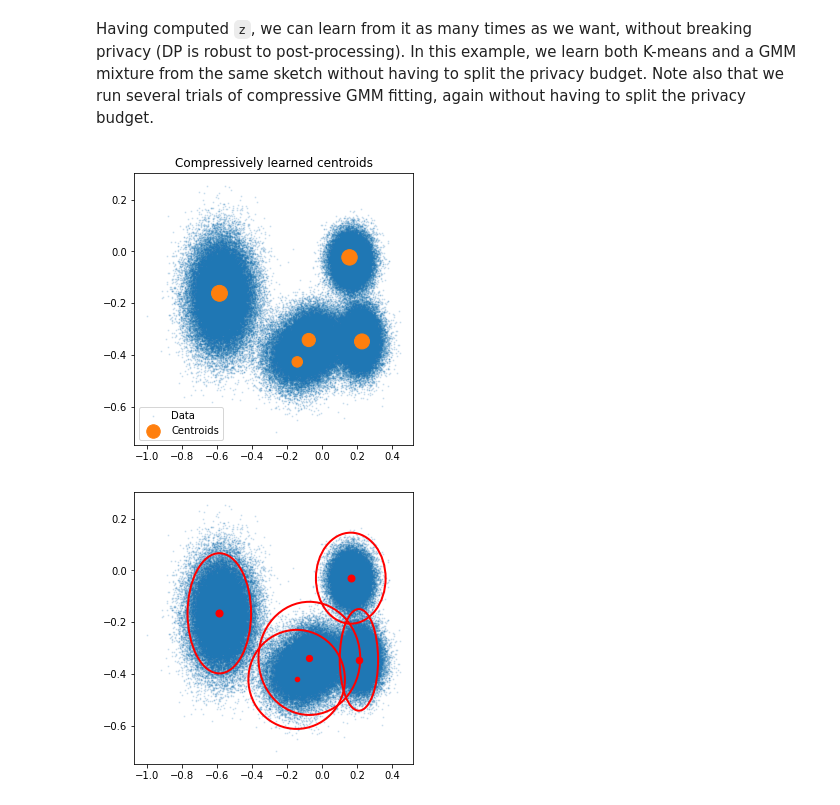
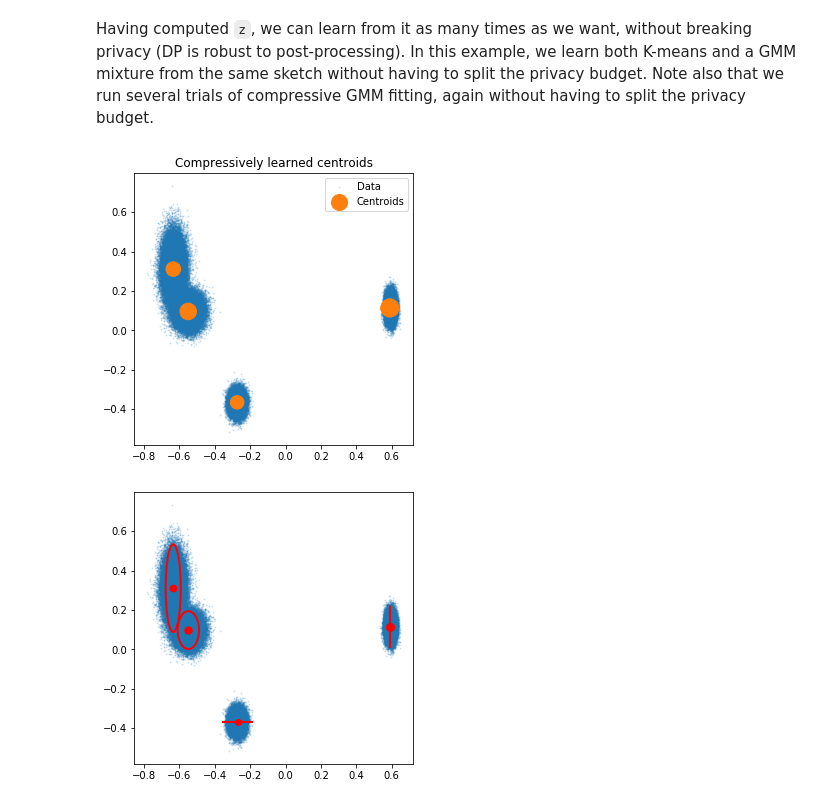
Before and after one commit to schellekensv/pycle, a Jupyter notebook: Demo_2-sketching_and_privacy.ipynb, the cells around one changed output. Drawn from its saved outputs; the diff is of its cells as text; code cells hidden in the pictures.

Commit message:
One central CLOMPR function + sketch of a box

```diff
--- a/Demo_2-sketching_and_privacy.ipynb
+++ b/Demo_2-sketching_and_privacy.ipynb
@@ -21,11 +21,15 @@ Once again, we generate a simple synthetic dataset from a GMM, this time in 10 d
 # %%
 from pycle.utils import generatedataset_GMM
 
-d = 10     # Dimension
-K = 5      # Number of Gaussians
+d = 8       # Dimension
+K = 4       # Number of Gaussians
 n = 200000 # Number of samples we want to generate
-# We use the generatedataset_GMM method from pycle (we ask that the entries are <= 1, and imbalanced clusters)
-X = generatedataset_GMM(d,K,n,normalize='l_inf-unit-ball',balanced=False)
+# We use the generatedataset_GMM method from pycle
+# (we ask that the entries are <= 1, imbalanced clusters, and impose some separation on the clusters)
+X = generatedataset_GMM(d,K,n,normalize='l_inf-unit-ball',balanced=False, separation_scale=15)
+
+# Bounds on the dataset, necessary for compressive k-means
+bounds = np.array([-np.ones(d),np.ones(d)]) # We assumed the data is normalized between -1 and 1
 # %% [markdown]
 We also define our privacy requirements. Suppose we want approximate differential privacy with $\epsilon = 10^{-2}$ and $\delta = 10^{-7}$.
 # %%
@@ -38,8 +42,8 @@ Note that we also demonstrate here how we can also the sketch function by multip
 # %%
 import pycle.sketching as sk
 
-m = 20*K*d
-Sigma = 0.05*np.eye(d) # Assumed known a priori!
+m = 30*K*d
+Sigma = 0.025*np.eye(d) # Assumed known a priori!
 Omega = sk.drawFrequencies("AR",d,m,Sigma)
 Phi = sk.SimpleFeatureMap("ComplexExponential",Omega, c_norm=1/np.sqrt(m)) # Normalization constant
 
@@ -50,20 +54,20 @@ Having computed `z`, we can learn from it as many times as we want, without brea
 # %%
 import pycle.compressive_learning as cl
 from pycle.utils import plotGMM
 
 # K-means
-(weights,centroids) = cl.CLOMPR_CKM(z,Phi,K)
+(weights,centroids) = cl.CLOMPR("k-means",z,Phi,K,bounds,nRepetitions=10)
 # Visualize the centroids (we re-use the dataset for visual comparison)
 plt.figure(figsize=(5,5))
 plt.title("Compressively learned centroids")
 plt.scatter(X[:,0],X[:,1],s=1, alpha=0.15)
 plt.scatter(centroids[:,0],centroids[:,1],s=1000*weights)
 plt.legend(["Data","Centroids"])
 plt.show()
 
 # GMM
-GMM = cl.CLOMPR_GMM(z,Phi,K,bestOfRuns=5)
+GMM = cl.CLOMPR("gmm",z,Phi,K,bounds,nRepetitions=10)
 plotGMM(X,GMM)
 # %% [output]
-[figure, old version]
+[figure, new version]
-[figure, old version]
+[figure, new version]
```
Also changed, not shown: parts of 1 cell of this notebook, 6 other files.
